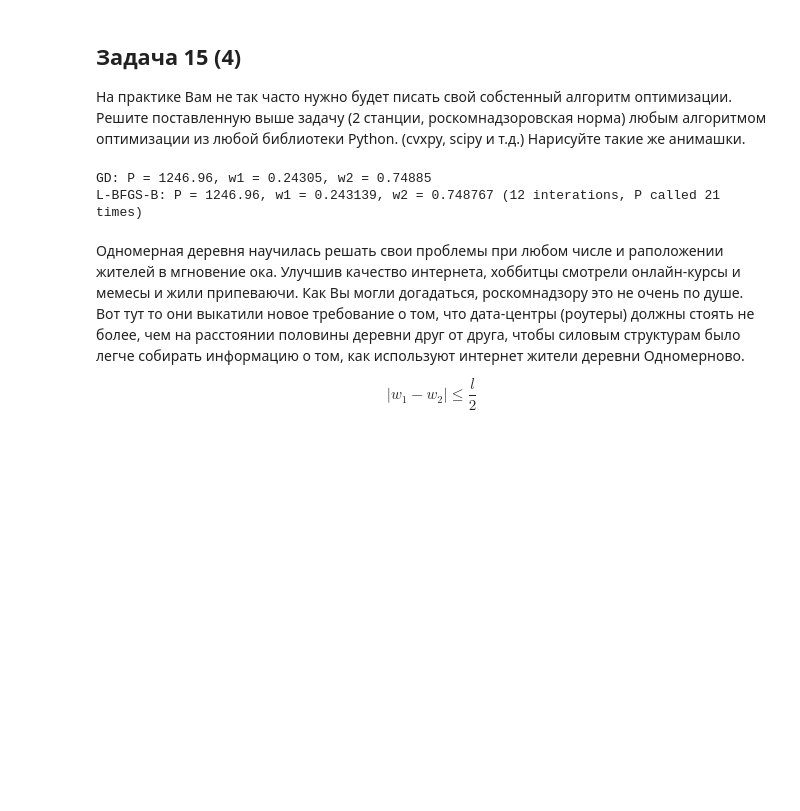
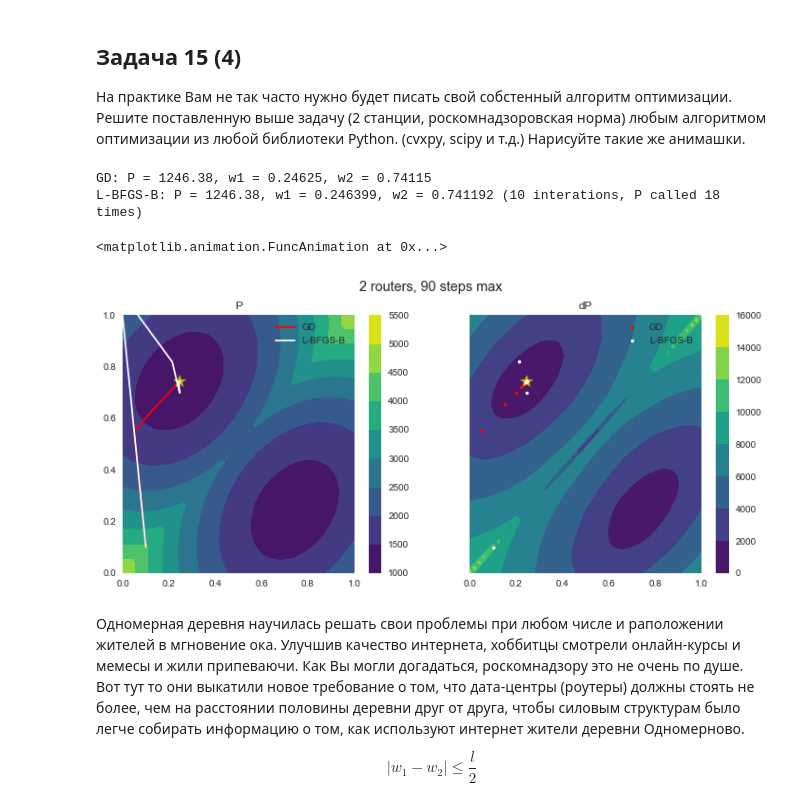
Before and after one commit to IgorSokoloff/MIPT_DCAM_OPTIMIZATION, a Jupyter notebook: 2 sem/HW_3/Hobbits.ipynb, the cells around one changed output. Drawn from its saved outputs; the diff is of its cells as text; code cells hidden in the pictures; blank space fills up the shorter version.

```diff
--- a/2 sem/HW_3/Hobbits.ipynb
+++ b/2 sem/HW_3/Hobbits.ipynb
@@ -689,8 +684,8 @@ def dP_opt(w, x):
 nsteps = 90
 method='L-BFGS-B'
 mu = 5e-5
-w1_0 = 0.1
-w2_0 = 0.2
+w1_0 = 0.1 - 1e-4
+w2_0 = 0.1
 N = 1000
 l = 1
 x = np.random.rand(N)*l
@@ -727,35 +722,37 @@ res = minimize(P_opt, w0, args=(x,), method=method,
 
 ws_opt = np.array(ws_opt)
 print(f'{method}: P = %g, w1 = %g, w2 = %g (%d interations, P called %d times)' %
       (res.fun, res.x[0], res.x[1], res.nit, res.nfev))
 
 ax1.plot(ws_opt[-1, 0], ws_opt[-1, 1], 'y*', ms=15)
 ax2.plot(ws_opt[-1, 0], ws_opt[-1, 1], 'y*', ms=15)
 
 traj1_stoh, = ax1.plot([], [], 'w', animated=True, label=f'{method}')
 traj2_stoh, = ax2.plot([], [], 'w.', animated=True, label=f'{method}')
 
 ax1.legend()
 ax2.legend()
 
 def init():
     return traj1, traj2, traj1_stoh, traj2_stoh
 
 def update(frame):
     traj1.set_data(ws[:frame, 0], ws[:frame, 1])
     traj2.set_data(ws[:frame, 0], ws[:frame, 1])
     traj1_stoh.set_data(ws_opt[:frame, 0], ws_opt[:frame, 1])
     traj2_stoh.set_data(ws_opt[:frame, 0], ws_opt[:frame, 1])
     return traj1, traj2, traj1_stoh, traj2_stoh
 
 f.set_size_inches(12, 5)
 f.suptitle(f'2 routers, {nsteps} steps max')
 
 FuncAnimation(f, update, frames=range(nsteps), interval=300,
                     init_func=init, blit=True)
 # %% [output]
-GD: P = 1246.96, w1 = 0.24305, w2 = 0.74885
-L-BFGS-B: P = 1246.96, w1 = 0.243139, w2 = 0.748767 (12 interations, P called 21 times)
+GD: P = 1246.38, w1 = 0.24625, w2 = 0.74115
+L-BFGS-B: P = 1246.38, w1 = 0.246399, w2 = 0.741192 (10 interations, P called 18 times)
+<matplotlib.animation.FuncAnimation at 0x...>
+[figure, added]
 # %% [markdown]
 Одномерная деревня научилась решать свои проблемы при любом числе и раположении жителей в мгновение ока. Улучшив качество интернета, хоббитцы смотрели онлайн-курсы и мемесы и жили припеваючи. Как Вы могли догадаться, роскомнадзору это не очень по душе. Вот тут то они выкатили новое требование о том, что дата-центры (роутеры) должны стоять не более, чем на расстоянии половины деревни друг от друга, чтобы силовым структурам было легче собирать информацию о том, как используют интернет жители деревни Одномерново.
 
```
Also changed, not shown: parts of 13 cells of this notebook, 1 other file.
